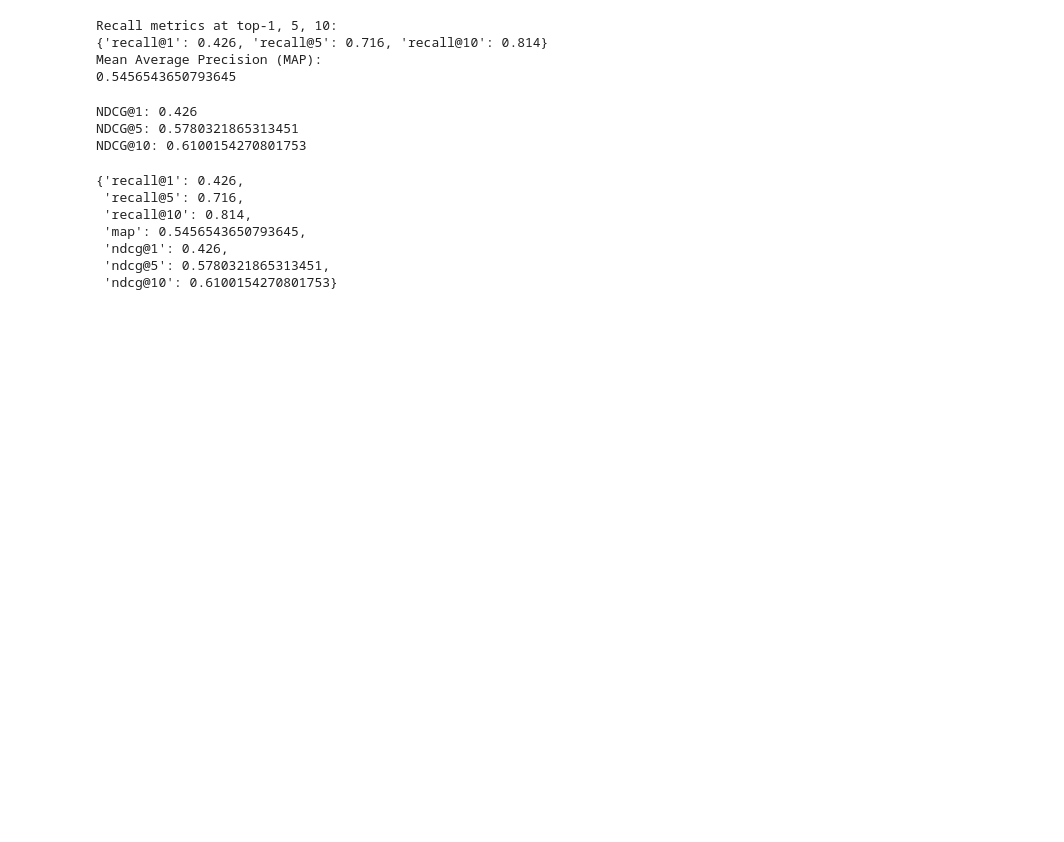
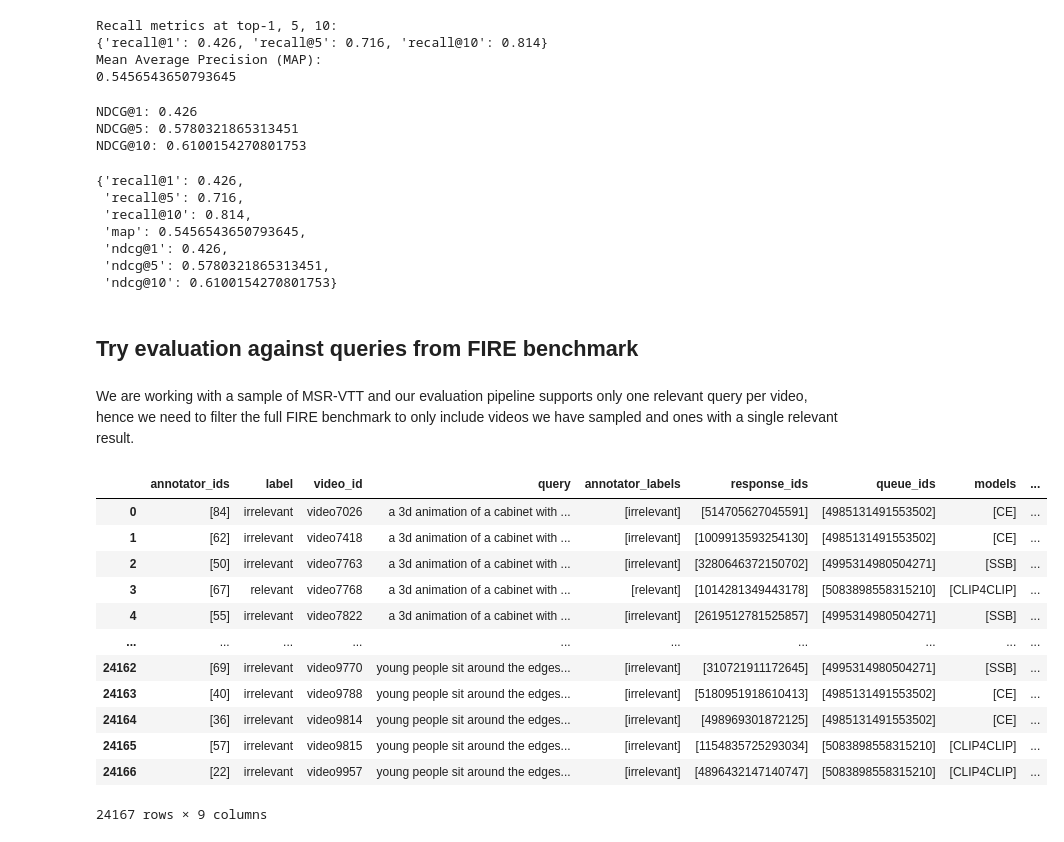
Before and after one commit to Suraj-Ram/video-semantic-search, a Jupyter notebook: final_vr_c4c.ipynb, the cells around one changed output. Drawn from its saved outputs; the diff is of its cells as text; code cells hidden in the pictures; blank space fills up the shorter version.

Commit message:
Run FIRE benchmark on 1k C4C model (incl. code to transform raw FIRE annotations)

```diff
--- a/final_vr_c4c.ipynb
+++ b/final_vr_c4c.ipynb
@@ -310,3 +324,33 @@ get_all_eval_scores(all_query_results_df)
  'ndcg@1': 0.426,
  'ndcg@5': 0.5780321865313451,
  'ndcg@10': 0.6100154270801753}
+# %% [markdown]
+## Try evaluation against queries from FIRE benchmark
+# %% [markdown]
+We are working with a sample of MSR-VTT and our evaluation pipeline supports only one relevant query per video, hence we need to filter the full FIRE benchmark to only include videos we have sampled and ones with a single relevant result.
+# %%
+# Load FIRE benchmark queries and judgements
+FIRE_MSRVTT_RAW = "data/FIRE/fire-data/fire_msrvtt_dataset.json"
+# %%
+def open_json(path):
+    with open(path) as f:
+        data = json.load(f)
+    return data
+
+fire_data = open_json(FIRE_MSRVTT_RAW)
+fire_judgements_raw_df = pd.DataFrame(fire_data["annotations"])
+fire_judgements_raw_df
+# %% [output]
+|  | annotator_ids | label | video_id | query | annotator_labels | response_ids | queue_ids | models | ... |
+| 0 | [84] | irrelevant | video7026 | a 3d animation of a cabinet with ... | [irrelevant] | [514705627045591] | [4985131491553502] | [CE] | ... |
+| 1 | [62] | irrelevant | video7418 | a 3d animation of a cabinet with ... | [irrelevant] | [1009913593254130] | [4985131491553502] | [CE] | ... |
+| 2 | [50] | irrelevant | video7763 | a 3d animation of a cabinet with ... | [irrelevant] | [3280646372150702] | [4995314980504271] | [SSB] | ... |
+| 3 | [67] | relevant | video7768 | a 3d animation of a cabinet with ... | [relevant] | [1014281349443178] | [5083898558315210] | [CLIP4CLIP] | ... |
+| 4 | [55] | irrelevant | video7822 | a 3d animation of a cabinet with ... | [irrelevant] | [2619512781525857] | [4995314980504271] | [SSB] | ... |
+| ... | ... | ... | ... | ... | ... | ... | ... | ... | ... |
+| 24162 | [69] | irrelevant | video9770 | young people sit around the edges... | [irrelevant] | [310721911172645] | [4995314980504271] | [SSB] | ... |
+| 24163 | [40] | irrelevant | video9788 | young people sit around the edges... | [irrelevant] | [5180951918610413] | [4985131491553502] | [CE] | ... |
+| 24164 | [36] | irrelevant | video9814 | young people sit around the edges... | [irrelevant] | [498969301872125] | [4985131491553502] | [CE] | ... |
+| 24165 | [57] | irrelevant | video9815 | young people sit around the edges... | [irrelevant] | [1154835725293034] | [5083898558315210] | [CLIP4CLIP] | ... |
+| 24166 | [22] | irrelevant | video9957 | young people sit around the edges... | [irrelevant] | [4896432147140747] | [5083898558315210] | [CLIP4CLIP] | ... |
+24167 rows × 9 columns
```
Also changed, not shown: parts of 11 cells of this notebook, 2 other files.
